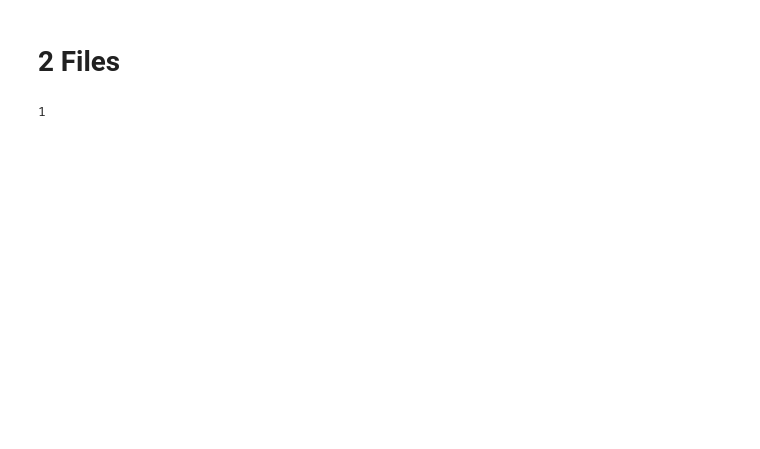
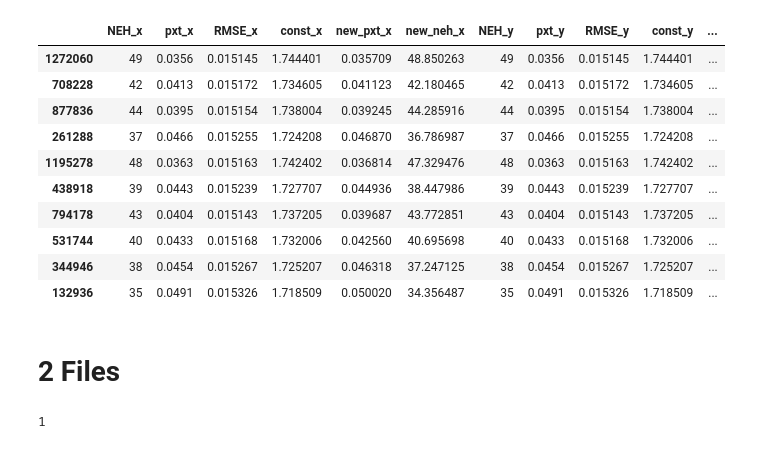
Before and after one commit to henockmamo54/neh_pxt_exp, a Jupyter notebook: neh_pxt_trial_2-with two files and three files and four-Copy1.ipynb, the cells around one changed output. Saved outputs shown, nothing was run; the diff lists cells and outputs as text; code cells hidden in the pictures; blank space fills up the shorter version.

```diff
--- a/neh_pxt_trial_2-with two files and three files and four-Copy1.ipynb
+++ b/neh_pxt_trial_2-with two files and three files and four-Copy1.ipynb
@@ -10,3 +80,24 @@ x=[y for y in x if ((".csv" in y) and (y[0]=='_'))]
+# %%
+tempdata=md[md.RMSE<3*min(md.RMSE)]
+tempdata=tempdata[(tempdata.new_pxt_x>0) & (tempdata.new_neh_x>0) &
+                  (tempdata.new_pxt_y>0) & (tempdata.new_neh_y>0) &
+                  (tempdata.new_neh_x<118) & (tempdata.new_neh_x<118)]
+tempdata["pxt_dif"]=(abs((tempdata.pxt_x) - (tempdata.new_pxt_x))) +(abs((tempdata.pxt_y) - (tempdata.new_pxt_y))) #(abs((tempdata.pxt) - (tempdata.new_pxt)))**2 + (abs((tempdata.NEH) - (tempdata.new_neh)))**2
+# plt.scatter(tempdata.const,tempdata.RMSE)
+# %%
+tempdata.sort_values(by=["pxt_dif"]).head(10)
+# %% [output]
+|  | NEH_x | pxt_x | RMSE_x | const_x | new_pxt_x | new_neh_x | NEH_y | pxt_y | RMSE_y | const_y | ... |
+| 1272060 | 49 | 0.0356 | 0.015145 | 1.744401 | 0.035709 | 48.850263 | 49 | 0.0356 | 0.015145 | 1.744401 | ... |
+| 708228 | 42 | 0.0413 | 0.015172 | 1.734605 | 0.041123 | 42.180465 | 42 | 0.0413 | 0.015172 | 1.734605 | ... |
+| 877836 | 44 | 0.0395 | 0.015154 | 1.738004 | 0.039245 | 44.285916 | 44 | 0.0395 | 0.015154 | 1.738004 | ... |
+| 261288 | 37 | 0.0466 | 0.015255 | 1.724208 | 0.046870 | 36.786987 | 37 | 0.0466 | 0.015255 | 1.724208 | ... |
+| 1195278 | 48 | 0.0363 | 0.015163 | 1.742402 | 0.036814 | 47.329476 | 48 | 0.0363 | 0.015163 | 1.742402 | ... |
+| 438918 | 39 | 0.0443 | 0.015239 | 1.727707 | 0.044936 | 38.447986 | 39 | 0.0443 | 0.015239 | 1.727707 | ... |
+| 794178 | 43 | 0.0404 | 0.015143 | 1.737205 | 0.039687 | 43.772851 | 43 | 0.0404 | 0.015143 | 1.737205 | ... |
+| 531744 | 40 | 0.0433 | 0.015168 | 1.732006 | 0.042560 | 40.695698 | 40 | 0.0433 | 0.015168 | 1.732006 | ... |
+| 344946 | 38 | 0.0454 | 0.015267 | 1.725207 | 0.046318 | 37.247125 | 38 | 0.0454 | 0.015267 | 1.725207 | ... |
+| 132936 | 35 | 0.0491 | 0.015326 | 1.718509 | 0.050020 | 34.356487 | 35 | 0.0491 | 0.015326 | 1.718509 | ... |
 # %% [markdown]
 2 Files
 ===
```
Also changed, not shown: parts of 9 cells of this notebook, 3 other files.
